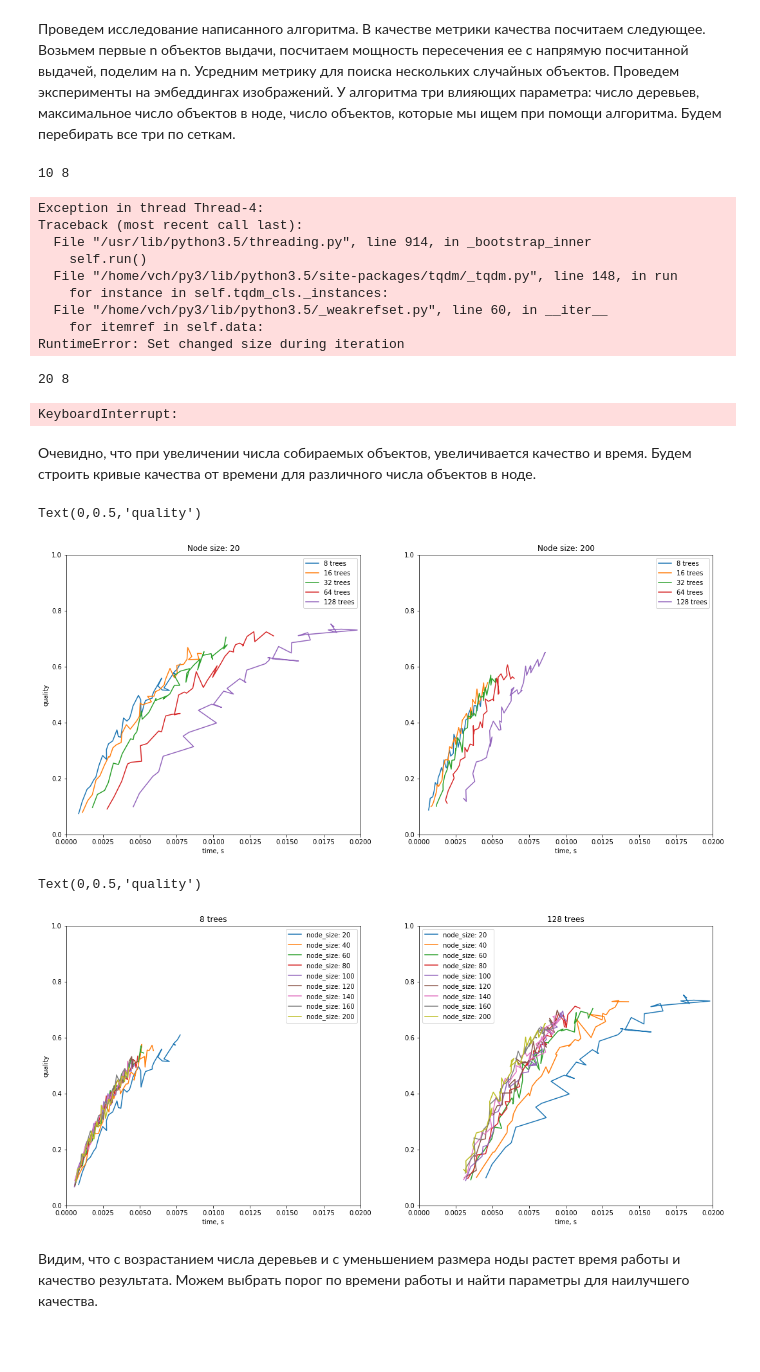
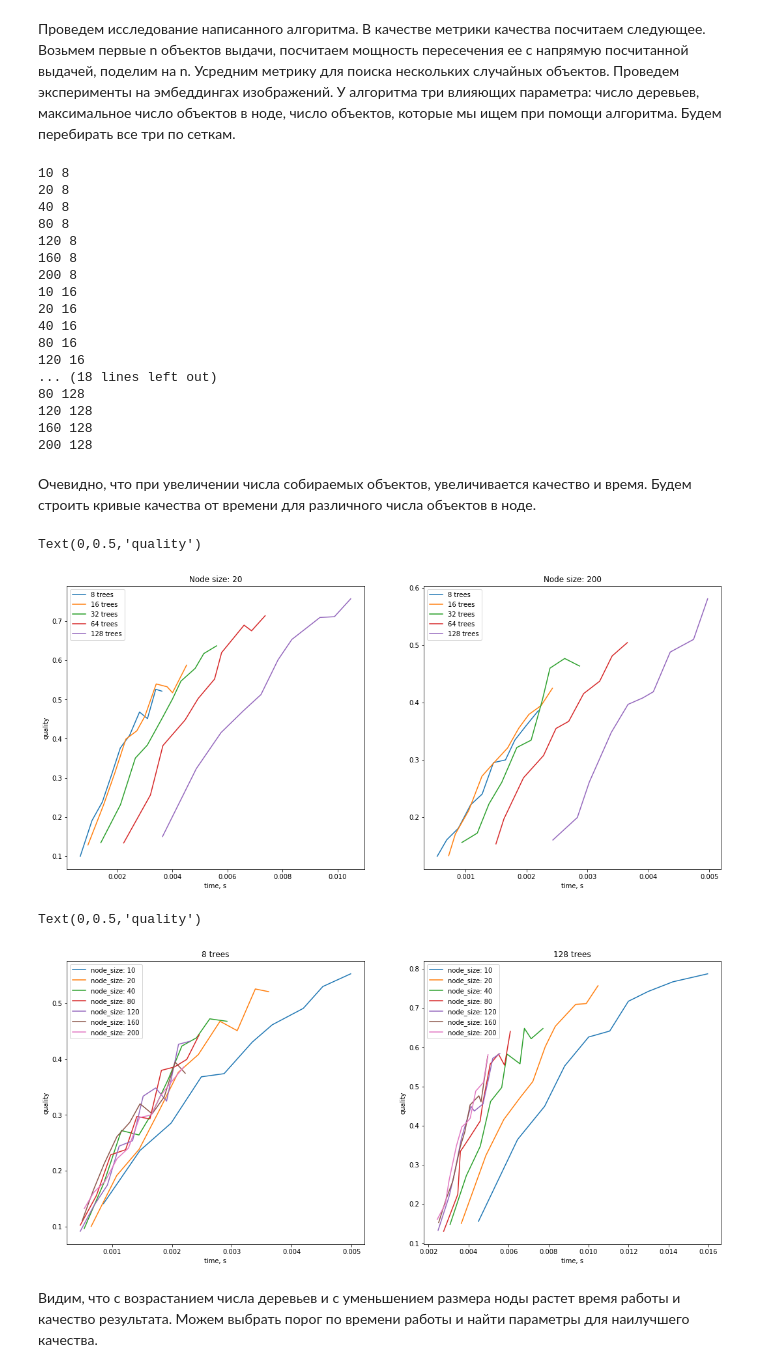
Before and after one commit to VladimirChirkin/CelebrityFaces, a Jupyter notebook: myannoy/research.ipynb, the cells around one changed output. Cells and saved outputs as stored; diff of their text form; code cells hidden in the pictures; blank space fills up the shorter version.

```diff
--- a/myannoy/research.ipynb
+++ b/myannoy/research.ipynb
@@ -45,8 +45,8 @@ embs = pickle.load(open('../../embeddings', 'rb'))
 embs = embs.astype(float)
 # %%
 n_trees = [8, 16, 32, 64, 128]
-node_sizes = [10, 20, 40, 80, 120, 160, 200, 300, 400]
-n_search = list(range(50, 2050, 100))
+node_sizes = [10, 20, 40, 80, 120, 160, 200]
+n_search = list(range(50, 1050, 100))
 times = defaultdict(lambda: defaultdict(list))
 qualities = defaultdict(lambda: defaultdict(list))
 for n_tr in n_trees:
@@ -54,23 +54,28 @@ for n_tr in n_trees:
         print(ns, n_tr, flush=True)
         model = Annoy(ns, n_tr)
         model.fit(embs)
-        for nse in tqdm.tqdm(n_search):
+        for nse in n_search:
             tim, quality = estimate_model(model, embs, 50, nse, 50)
             times[n_tr][ns].append(tim)
             qualities[n_tr][ns].append(quality)
 # %% [output]
 10 8
+20 8
+40 8
+80 8
+120 8
+160 8
+200 8
+10 16
+20 16
+40 16
+80 16
+120 16
+... (18 lines left out)
+80 128
+120 128
+160 128
+200 128
-Exception in thread Thread-4:
-Traceback (most recent call last):
-  File "/usr/lib/python3.5/threading.py", line 914, in _bootstrap_inner
-    self.run()
-  File "/home/vch/py3/lib/python3.5/site-packages/tqdm/_tqdm.py", line 148, in run
-    for instance in self.tqdm_cls._instances:
-  File "/home/vch/py3/lib/python3.5/_weakrefset.py", line 60, in __iter__
-    for itemref in self.data:
-RuntimeError: Set changed size during iteration
-20 8
-KeyboardInterrupt:
 # %% [markdown]
 Очевидно, что при увеличении числа собираемых объектов, увеличивается качество и время. Будем строить кривые качества от времени для различного числа объектов в ноде.
 # %%
@@ -80,10 +85,6 @@ for nt in n_trees:
     ax[1].plot(times[nt][200], qualities[nt][200])
 ax[0].legend(['{} trees'.format(nt) for nt in n_trees])
 ax[1].legend(['{} trees'.format(nt) for nt in n_trees])
-ax[0].set_ylim(0, 1)
-ax[1].set_ylim(0, 1)
-ax[0].set_xlim(0, 0.02)
-ax[1].set_xlim(0, 0.02)
 ax[0].set_title('Node size: 20')
 ax[1].set_title('Node size: 200')
 ax[0].set_xlabel('time, s')
@@ -92,27 +93,23 @@ ax[0].set_ylabel('quality')
 ax[0].set_ylabel('quality')
 # %% [output]
 Text(0,0.5,'quality')
-[figure, old version]
+[figure, new version]
 # %%
 fig, ax = plt.subplots(1, 2, figsize=(18, 8))
 for ns in node_sizes:
     ax[0].plot(times[8][ns], qualities[8][ns])
     ax[1].plot(times[128][ns], qualities[128][ns])
 ax[0].legend(['node_size: {}'.format(ns) for ns in node_sizes])
 ax[1].legend(['node_size: {}'.format(ns) for ns in node_sizes])
-ax[0].set_ylim(0, 1)
-ax[1].set_ylim(0, 1)
-ax[0].set_xlim(0, 0.02)
-ax[1].set_xlim(0, 0.02)
 ax[0].set_title('8 trees')
 ax[1].set_title('128 trees')
 ax[0].set_xlabel('time, s')
 ax[1].set_xlabel('time, s')
 ax[0].set_ylabel('quality')
-ax[0].set_ylabel('quality')
+ax[1].set_ylabel('quality')
 # %% [output]
 Text(0,0.5,'quality')
-[figure, old version]
+[figure, new version]
 # %% [markdown]
 Видим, что с возрастанием числа деревьев и с уменьшением размера ноды растет время работы и качество результата. Можем выбрать порог по времени работы и найти параметры для наилучшего качества.
 # %%
```
Also changed, not shown: parts of 2 cells of this notebook, 5 other files.
